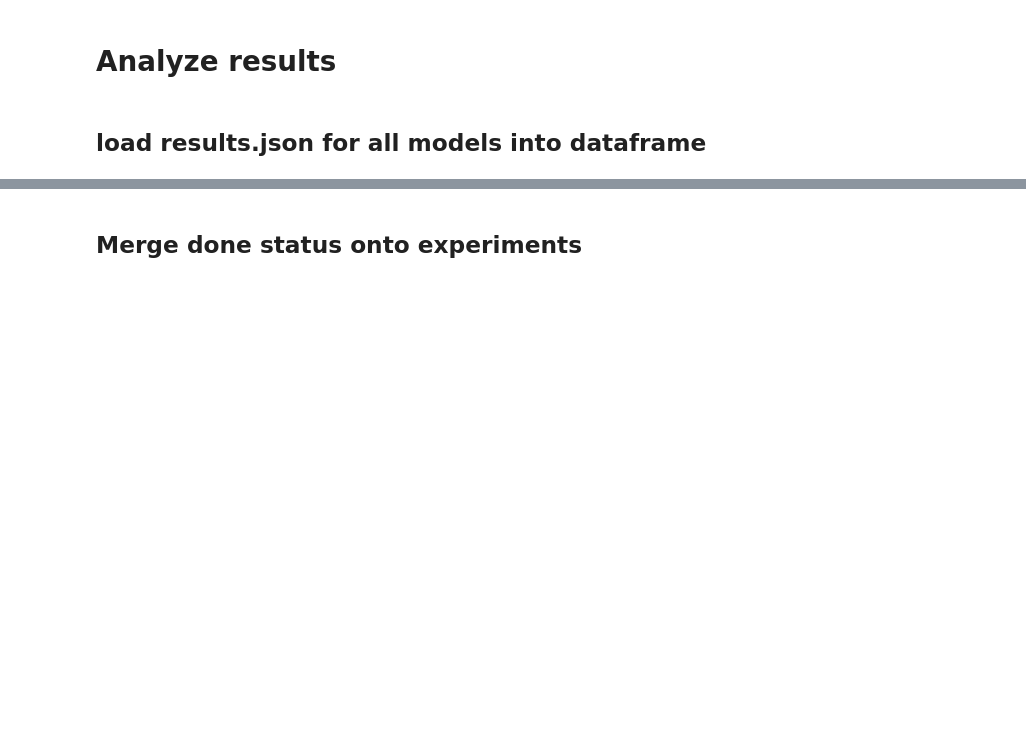
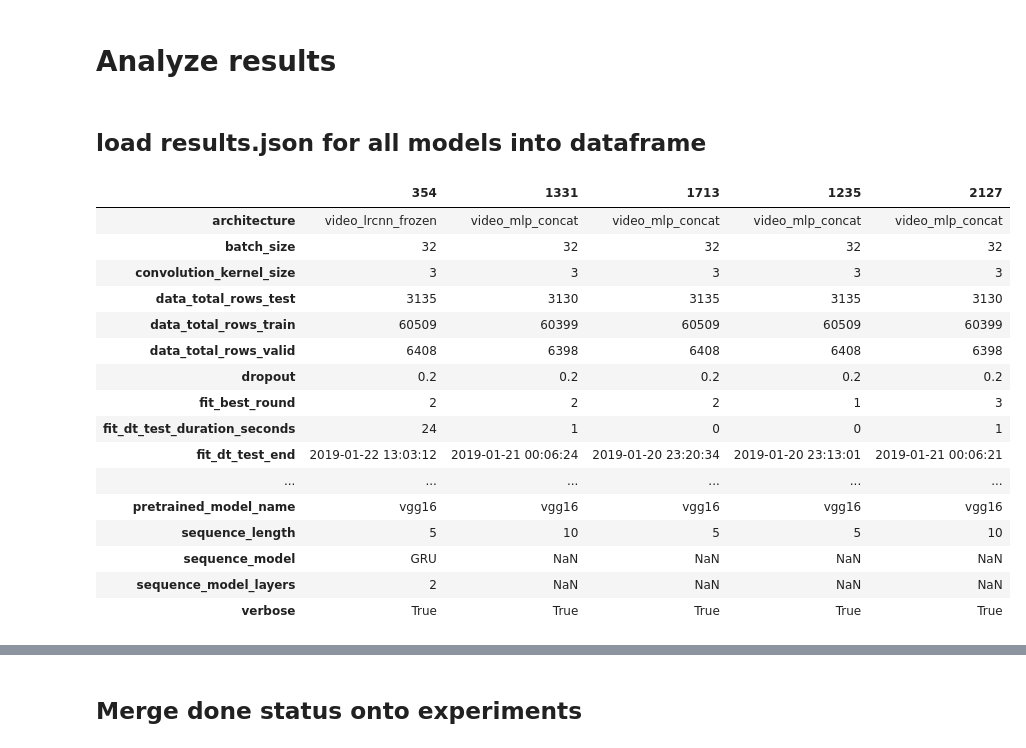
Before and after one commit to alxcnwy/Deep-Neural-Networks-for-Video-Classification, a Jupyter notebook: notebooks/experiments_create_lists.ipynb, the cells around one changed output, grey strips where cells are left out. Saved outputs shown, nothing was run; the diff lists cells and outputs as text; code cells hidden in the pictures; blank space fills up the shorter version.

```diff
--- a/notebooks/experiments_create_lists.ipynb
+++ b/notebooks/experiments_create_lists.ipynb
@@ -281,3 +281,23 @@ for folder, subs, files in os.walk(path_models):
 
 results = pd.DataFrame(results)
 results.sort_values("fit_val_acc", inplace=True, ascending=False)
+# %%
+results.sort_values("fit_test_acc", ascending=False).head().T
+# %% [output]
+|  | 354 | 1331 | 1713 | 1235 | 2127 |
+| architecture | video_lrcnn_frozen | video_mlp_concat | video_mlp_concat | video_mlp_concat | video_mlp_concat |
+| batch_size | 32 | 32 | 32 | 32 | 32 |
+| convolution_kernel_size | 3 | 3 | 3 | 3 | 3 |
+| data_total_rows_test | 3135 | 3130 | 3135 | 3135 | 3130 |
+| data_total_rows_train | 60509 | 60399 | 60509 | 60509 | 60399 |
+| data_total_rows_valid | 6408 | 6398 | 6408 | 6408 | 6398 |
+| dropout | 0.2 | 0.2 | 0.2 | 0.2 | 0.2 |
+| fit_best_round | 2 | 2 | 2 | 1 | 3 |
+| fit_dt_test_duration_seconds | 24 | 1 | 0 | 0 | 1 |
+| fit_dt_test_end | 2019-01-22 13:03:12 | 2019-01-21 00:06:24 | 2019-01-20 23:20:34 | 2019-01-20 23:13:01 | 2019-01-21 00:06:21 |
+| ... | ... | ... | ... | ... | ... |
+| pretrained_model_name | vgg16 | vgg16 | vgg16 | vgg16 | vgg16 |
+| sequence_length | 5 | 10 | 5 | 5 | 10 |
+| sequence_model | GRU | NaN | NaN | NaN | NaN |
+| sequence_model_layers | 2 | NaN | NaN | NaN | NaN |
+| verbose | True | True | True | True | True |
```
Also changed, not shown: parts of 16 cells of this notebook, 1 other file.
